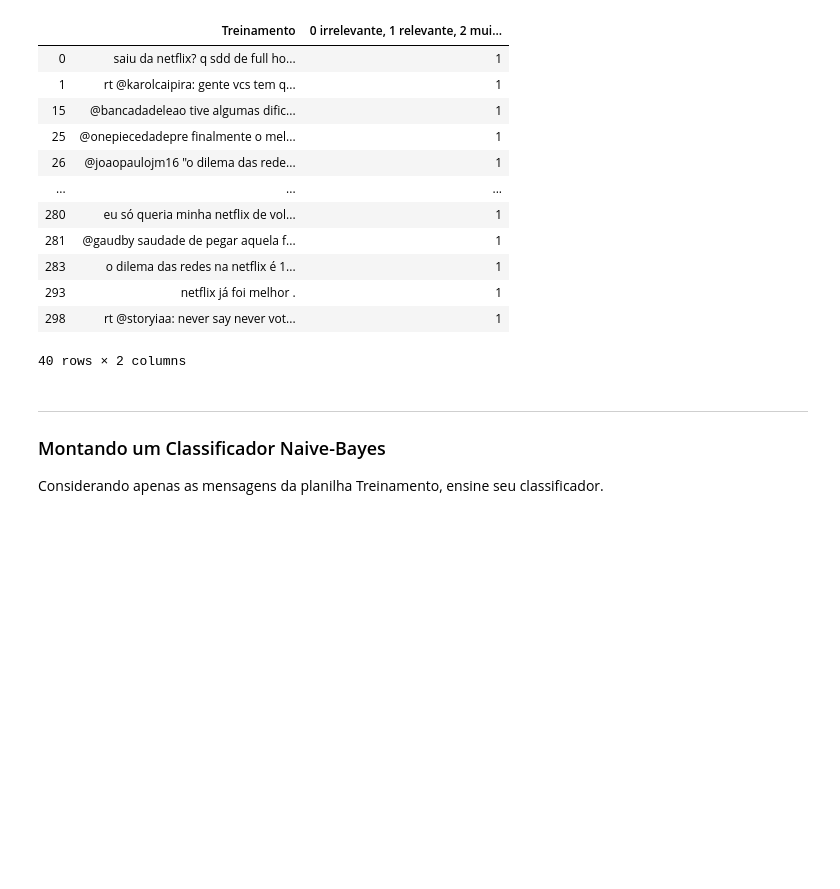
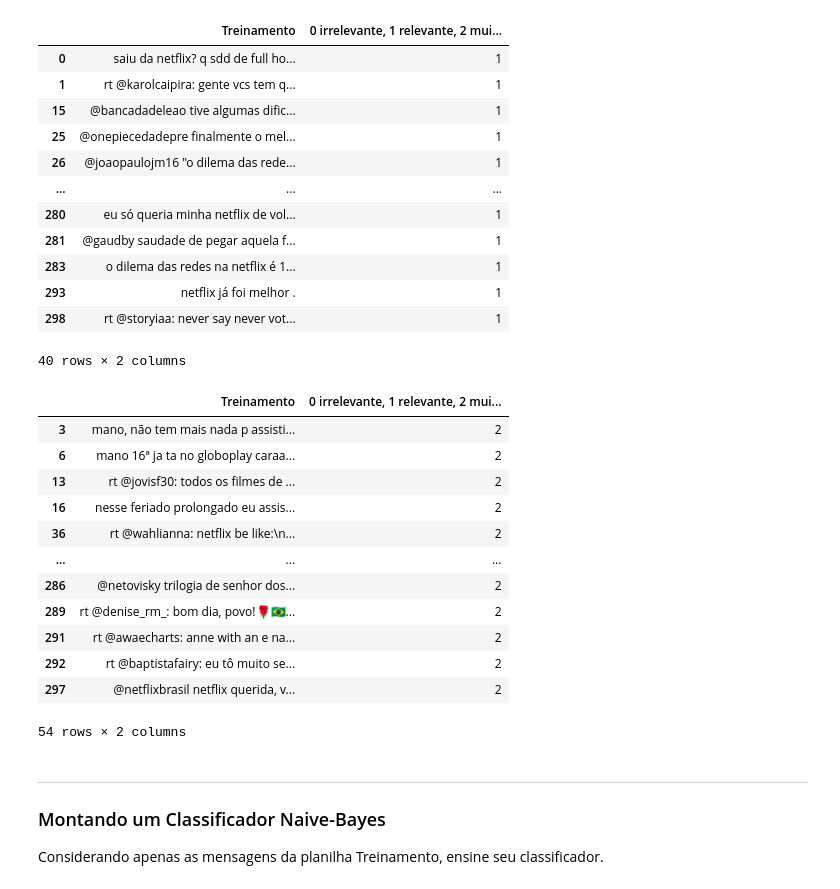
Before and after one commit to Lila-Hadba/estherlila, a Jupyter notebook: p1/Projeto1_Classificador_layout.ipynb, the cells around one changed output. Cells and saved outputs as stored; diff of their text form; code cells hidden in the pictures; blank space fills up the shorter version.

```diff
--- a/p1/Projeto1_Classificador_layout.ipynb
+++ b/p1/Projeto1_Classificador_layout.ipynb
@@ -94,3 +114,20 @@ dfrelevante
 # %%
 #juntar num textao
 textao1 = " ".join(dfrelevante.Treinamento)
+# %%
+dfmuitorelevante = train.loc[train['0 irrelevante, 1 relevante, 2 muito relevante'] == 2]
+dfmuitorelevante
+# %% [output]
+|  | Treinamento | 0 irrelevante, 1 relevante, 2 mui... |
+| 3 | mano, não tem mais nada p assisti... | 2 |
+| 6 | mano 16ª ja ta no globoplay caraa... | 2 |
+| 13 | rt @jovisf30: todos os filmes de ... | 2 |
+| 16 | nesse feriado prolongado eu assis... | 2 |
+| 36 | rt @wahlianna: netflix be like:\n... | 2 |
+| ... | ... | ... |
+| 286 | @netovisky trilogia de senhor dos... | 2 |
+| 289 | rt @denise_rm_: bom dia, povo!🌹🇧🇷... | 2 |
+| 291 | rt @awaecharts: anne with an e na... | 2 |
+| 292 | rt @baptistafairy: eu tô muito se... | 2 |
+| 297 | @netflixbrasil netflix querida, v... | 2 |
+54 rows × 2 columns
```
Also changed, not shown: parts of 19 cells of this notebook.
